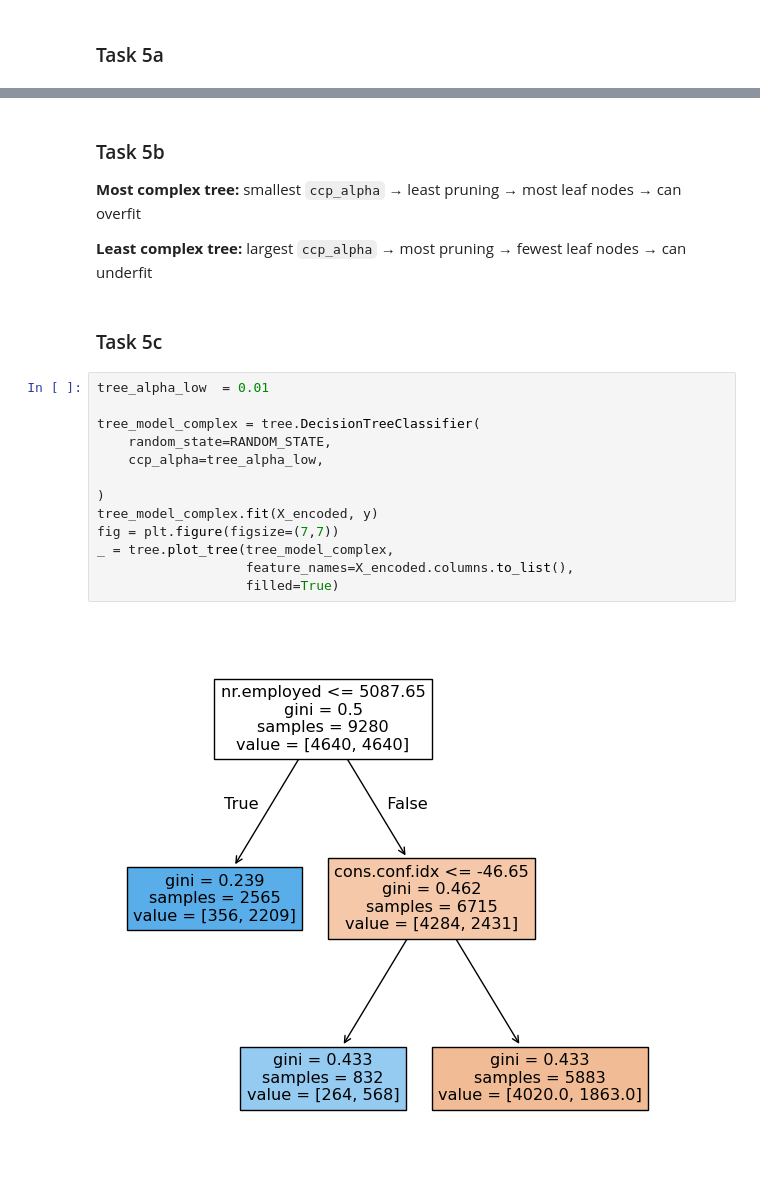
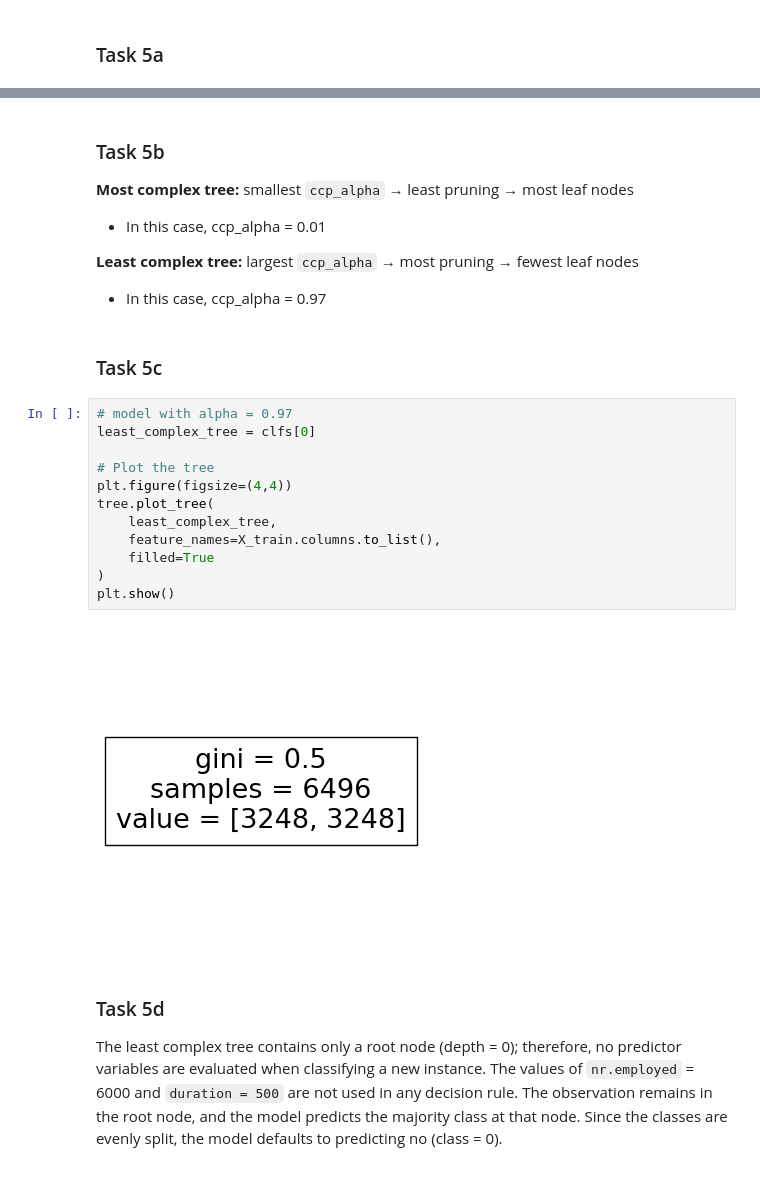
Before and after one commit to owen-simon/IS-6482-data-mining, a Jupyter notebook: Week 3/A2_Simon_Owen.ipynb, the cells around one changed output, grey strips where cells are left out. Drawn from its saved outputs; the diff is of its cells as text.

```diff
--- a/Week 3/A2_Simon_Owen.ipynb
+++ b/Week 3/A2_Simon_Owen.ipynb
@@ -195,23 +197,28 @@ ccp_alpha=0.010 | depth=2 | leaf nodes=3
 # %% [markdown]
 ###  Task 5b
 
-**Most complex tree:** smallest `ccp_alpha` → least pruning → most leaf nodes → can overfit
+**Most complex tree:** smallest `ccp_alpha` → least pruning → most leaf nodes
+- In this case, ccp_alpha = 0.01
 
-**Least complex tree:** largest `ccp_alpha` → most pruning → fewest leaf nodes → can underfit
+**Least complex tree:** largest `ccp_alpha` → most pruning → fewest leaf nodes
+- In this case, ccp_alpha = 0.97
 # %% [markdown]
 ### Task 5c
-# %%
-tree_alpha_low  = 0.01
-
-tree_model_complex = tree.DecisionTreeClassifier(
-    random_state=RANDOM_STATE,
-    ccp_alpha=tree_alpha_low,
-
-)
-tree_model_complex.fit(X_encoded, y)
-fig = plt.figure(figsize=(7,7))
-_ = tree.plot_tree(tree_model_complex,
-                   feature_names=X_encoded.columns.to_list(),
-                   filled=True)
-# %% [output]
-[figure, removed]
+# %%
+# model with alpha = 0.97
+least_complex_tree = clfs[0]
+
+# Plot the tree
+plt.figure(figsize=(4,4))
+tree.plot_tree(
+    least_complex_tree,
+    feature_names=X_train.columns.to_list(),
+    filled=True
+)
+plt.show()
+# %% [output]
+[figure, added]
+# %% [markdown]
+### Task 5d
+
+The least complex tree contains only a root node (depth = 0); therefore, no predictor variables are evaluated when classifying a new instance. The values of `nr.employed` = 6000 and `duration = 500` are not used in any decision rule. The observation remains in the root node, and the model predicts the majority class at that node. Since the classes are evenly split, the model defaults to predicting no (class = 0).
```
Also changed, not shown: parts of 11 cells of this notebook.
